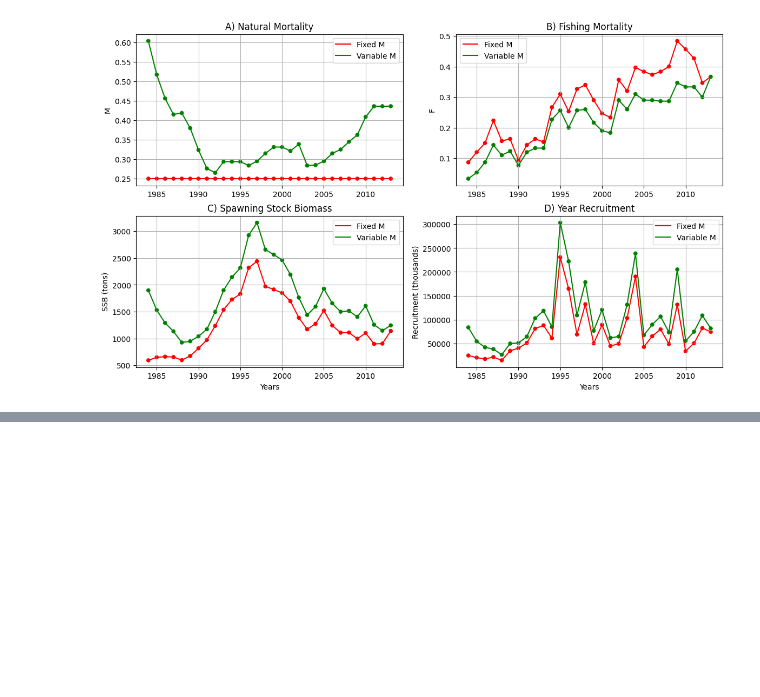
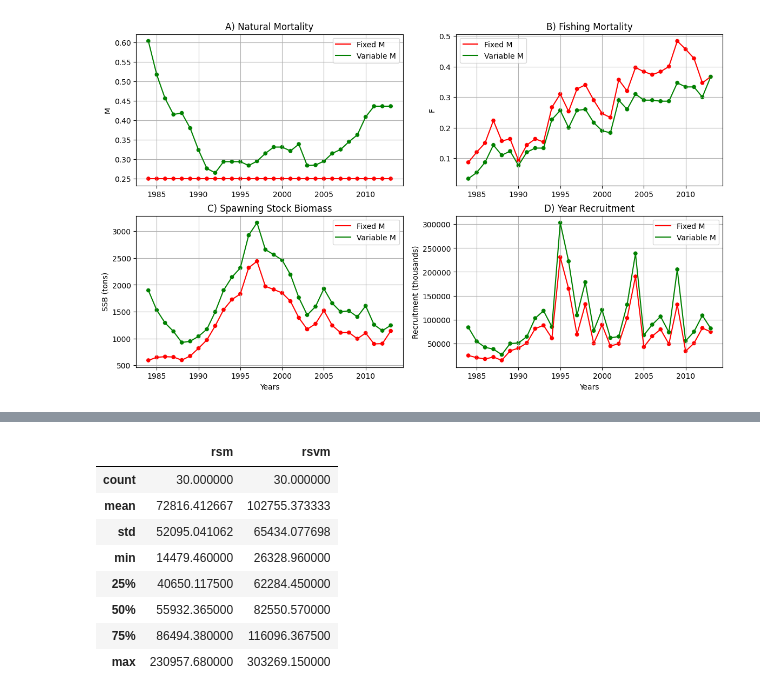
Before and after one commit to d2gex/fishery-analysis, a Jupyter notebook: src/python_R_qgis_samples.ipynb, the cells around one changed output, grey strips where cells are left out. Cells and saved outputs as stored; diff of their text form; code cells hidden in the pictures; blank space fills up the shorter version.

```diff
--- a/src/python_R_qgis_samples.ipynb
+++ b/src/python_R_qgis_samples.ipynb
@@ -731,0 +750,16 @@ for i in range(2):
+# %%
+# Amalgamate Rs calculated with fixed and variable M
+rs_m = fm_rs_ssb.rs
+rs_vm = fm_rs_ssb_vm.rs
+rss = pd.DataFrame(data={'rsm': rs_m, 'rsvm': rs_vm,})
+rss.describe()
+# %% [output]
+|  | rsm | rsvm |
+| count | 30.000000 | 30.000000 |
+| mean | 72816.412667 | 102755.373333 |
+| std | 52095.041062 | 65434.077698 |
+| min | 14479.460000 | 26328.960000 |
+| 25% | 40650.117500 | 62284.450000 |
+| 50% | 55932.365000 | 82550.570000 |
+| 75% | 86494.380000 | 116096.367500 |
+| max | 230957.680000 | 303269.150000 |
```
Also changed, not shown: parts of 6 cells of this notebook.
